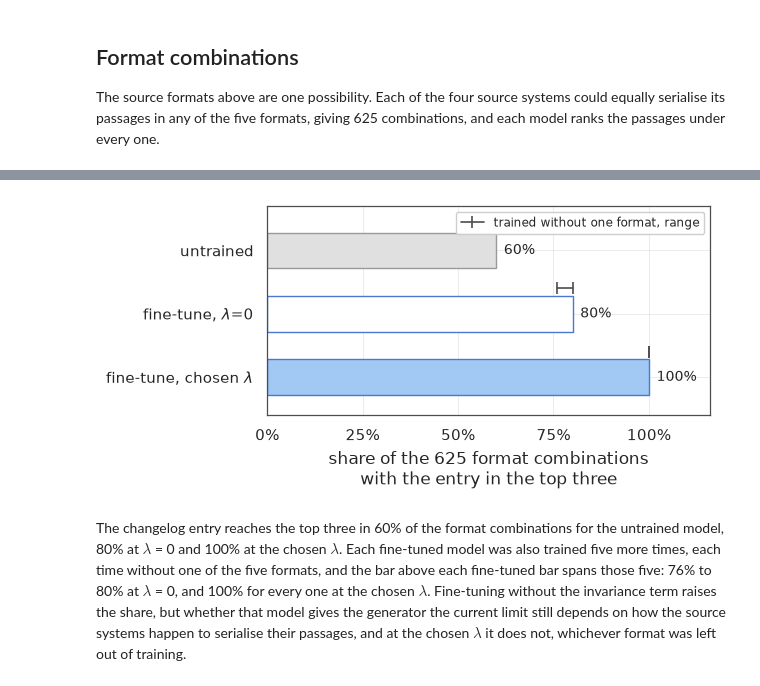
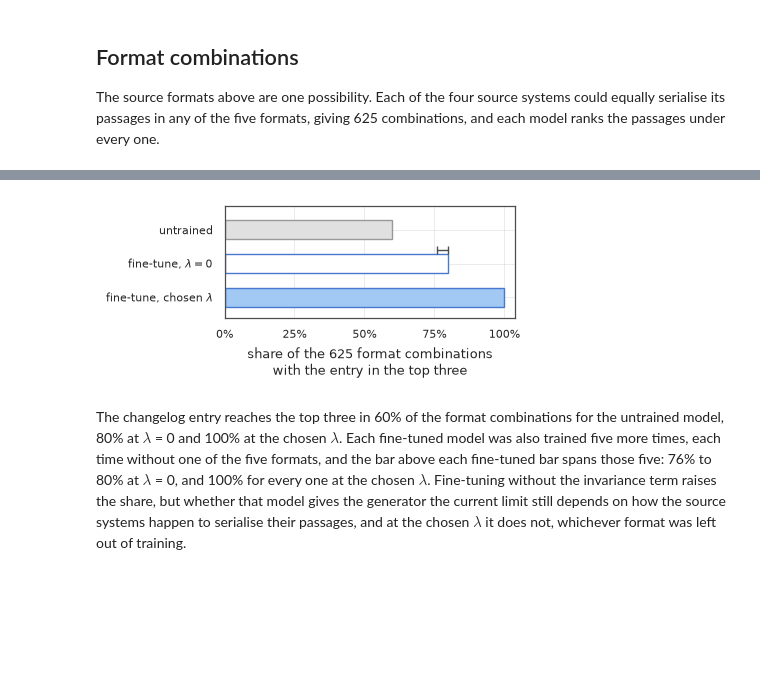
Before and after one commit to foad/format-sensitivity-reranking, a Jupyter notebook: notebooks/demo/demo_pipeline.ipynb, the cells around one changed output, grey strips where cells are left out. Saved outputs shown, nothing was run; the diff lists cells and outputs as text; code cells hidden in the pictures; blank space fills up the shorter version.

Commit message:
print-ready figures

```diff
--- a/notebooks/demo/demo_pipeline.ipynb
+++ b/notebooks/demo/demo_pipeline.ipynb
@@ -16,7 +16,6 @@ import matplotlib.pyplot as plt
 import numpy as np
 import pandas as pd
 import seaborn as sns
-from matplotlib.lines import Line2D
 from matplotlib.patches import FancyBboxPatch, Rectangle
 
 from fsr.demo.grid import (
@@ -46,16 +45,25 @@ from fsr.demo.results import (
 from fsr.h2_layout import BASE_ARM
 
 pd.set_option("display.max_colwidth", None)
-sns.set_theme(style="whitegrid", context="notebook")
+sns.set_theme(style="whitegrid", context="paper")
 plt.rcParams.update(
     {
         "figure.dpi": 100,
+        "font.size": 9,
+        "axes.labelsize": 9,
+        "xtick.labelsize": 8,
+        "ytick.labelsize": 8,
+        "legend.fontsize": 8,
         "grid.linewidth": 0.6,
         "grid.alpha": 0.45,
         "axes.edgecolor": "0.3",
         "axes.linewidth": 0.9,
     }
 )
+
+# the thesis text width in inches: A4 with 1 in margins. Figures are drawn at the
+# width they are printed at, so their text prints at its true size.
+TEXT_WIDTH = 6.27
 
 BAR_FILL = sns.color_palette("pastel")[0]
 BAR_EDGE = sns.color_palette("muted")[0]
@@ -74,7 +82,7 @@ KEPT = "share of the 625 format combinations\nwith the entry in the top three"
 
 
 def save(fig, name):
-    """Write the figure as a vector PDF for the slides and a PNG to read."""
+    """Write the figure as a vector PDF for the thesis and a PNG to read."""
     fig.tight_layout()
     for suffix in ("pdf", "png"):
         fig.savefig(FIG_DIR / f"{name}.{suffix}", bbox_inches="tight")
@@ -278,78 +297,51 @@ Name: share of the 625 format combinations with the entry in the top three, dtyp
 # %%
 ARMS = [
     (BASE_ARM, "untrained", MUTED_FILL, MUTED_EDGE),
-    (CONTROL_ARM, "fine-tune, $\\lambda$=0", "white", BAR_EDGE),
+    (CONTROL_ARM, "fine-tune, $\\lambda = 0$", "white", BAR_EDGE),
     (WINNER_ARM, "fine-tune, chosen $\\lambda$", BAR_FILL, BAR_EDGE),
 ]
 # Each fine-tuned arm, retrained five times with one format withheld.
 HELD = {
     CONTROL_ARM: [rates[pair[0]] for pair in HOLD_OUTS.values()],
     WINNER_ARM: [rates[pair[1]] for pair in HOLD_OUTS.values()],
 }
 
-fig, ax = plt.subplots(figsize=(6.4, 3.2))
+fig, ax = plt.subplots(figsize=(0.7 * TEXT_WIDTH, 2.0))
 y = np.arange(len(ARMS))
 for pos, (arm, _label, fill, edge) in zip(y, ARMS, strict=True):
     ax.barh(
         pos,
         rates[arm],
         height=0.56,
         color=fill,
         edgecolor=edge,
         linewidth=1.0,
         zorder=2,
     )
-    ax.text(
-        rates[arm] + 0.02,
-        pos,
-        f"{rates[arm]:.0%}",
-        va="center",
-        fontsize=10,
-        color="0.15",
+    if arm not in HELD or min(HELD[arm]) == max(HELD[arm]):
+        continue
+    low, high = min(HELD[arm]), max(HELD[arm])
+    ax.plot([low, high], [pos - 0.4, pos - 0.4], color="0.3", lw=1.0, zorder=3)
+    ax.plot(
+        [low, high],
+        [pos - 0.4, pos - 0.4],
+        ls="",
+        marker="|",
+        ms=6,
+        mec="0.3",
+        mew=1.0,
+        zorder=3,
     )
-    if arm in HELD:
-        low, high = min(HELD[arm]), max(HELD[arm])
-        ax.plot([low, high], [pos - 0.4, pos - 0.4], color="0.3", lw=1.2, zorder=3)
-        ax.plot(
-            [low, high],
-            [pos - 0.4, pos - 0.4],
-            ls="",
-            marker="|",
-            ms=8,
-            mec="0.3",
-            mew=1.2,
-            zorder=3,
-        )
 ax.set_yticks(y)
 ax.set_yticklabels([label for _, label, _, _ in ARMS])
 ax.set_ylim(len(ARMS) - 0.4, -0.7)
-ax.set_xlim(0, 1.16)
+ax.set_xlim(0, 1.04)
 ax.set_xticks([0, 0.25, 0.5, 0.75, 1])
 ax.xaxis.set_major_formatter(lambda v, _: f"{v:.0%}")
 ax.set_xlabel(KEPT)
-ax.legend(
-    handles=[
-        Line2D(
-            [],
-            [],
-            color="0.3",
-            lw=1.2,
-            marker="|",
-            ms=8,
-            mew=1.2,
-            label="trained without one format, range",
-        )
-    ],
-    loc="upper right",
-    fontsize=8.5,
-    frameon=True,
-    facecolor="white",
-    edgecolor="0.8",
-    framealpha=0.95,
-)
 save(fig, "demo_assignments")
 # %% [output]
-[figure, old version]
+[figure, new version]
 # %% [markdown]
 The changelog entry reaches the top three in 60% of the format combinations for
 the untrained model, 80% at $\lambda$ = 0 and 100% at the chosen $\lambda$. Each
```
Also changed, not shown: parts of 2 cells of this notebook, 10 other files.
